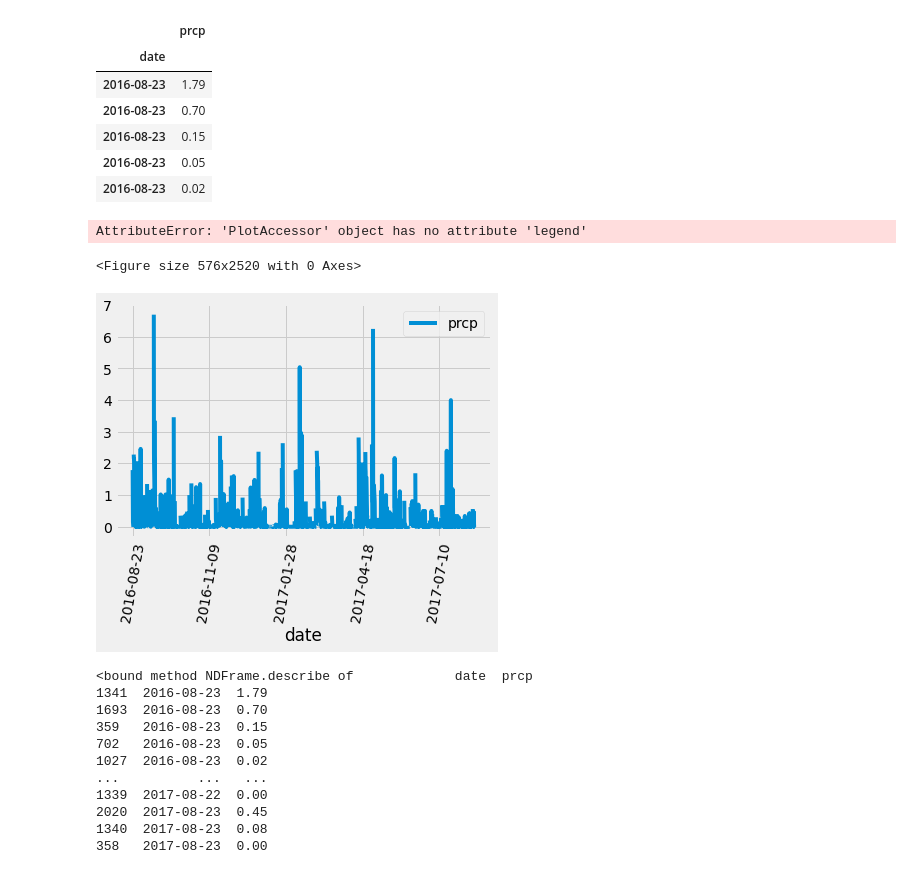
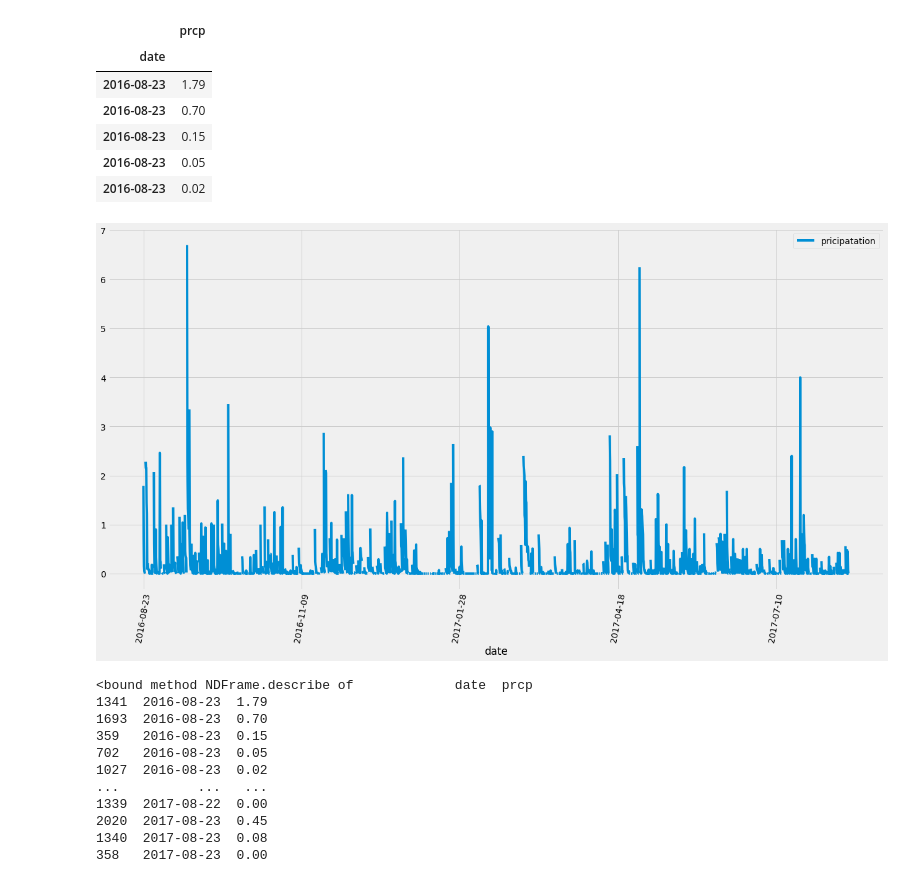
Before and after one commit to RZHANG2021/sqlalchemy-challenge, a Jupyter notebook: climate_starter.ipynb, the cells around one changed output. Cells and saved outputs as stored; diff of their text form; code cells hidden in the pictures.

```diff
--- a/climate_starter.ipynb
+++ b/climate_starter.ipynb
@@ -154,14 +154,12 @@ index_date.head(5)
 | 2016-08-23 | 0.02 |
 # %%
 # Plot the results using the DataFrame plot method.
-fig=plt.figure(figsize=(8,35))
-index_date.plot(y='prcp', rot=80)
-index_date.plot.legend("precipitation")
+# fig=plt.figure(igsizef=(20,45))
+index_date.plot(y='prcp', rot=80, figsize=(20,10), label = 'pricipatation')
+plt.legend(loc = 'upper right')
 plt.show()
 # %% [output]
-AttributeError: 'PlotAccessor' object has no attribute 'legend'
-<Figure size 576x2520 with 0 Axes>
-[figure, old version]
+[figure, new version]
 # %%
 # Use Pandas to calcualte the summary statistics for the precipitation data
 date_precipitation.describe
```
